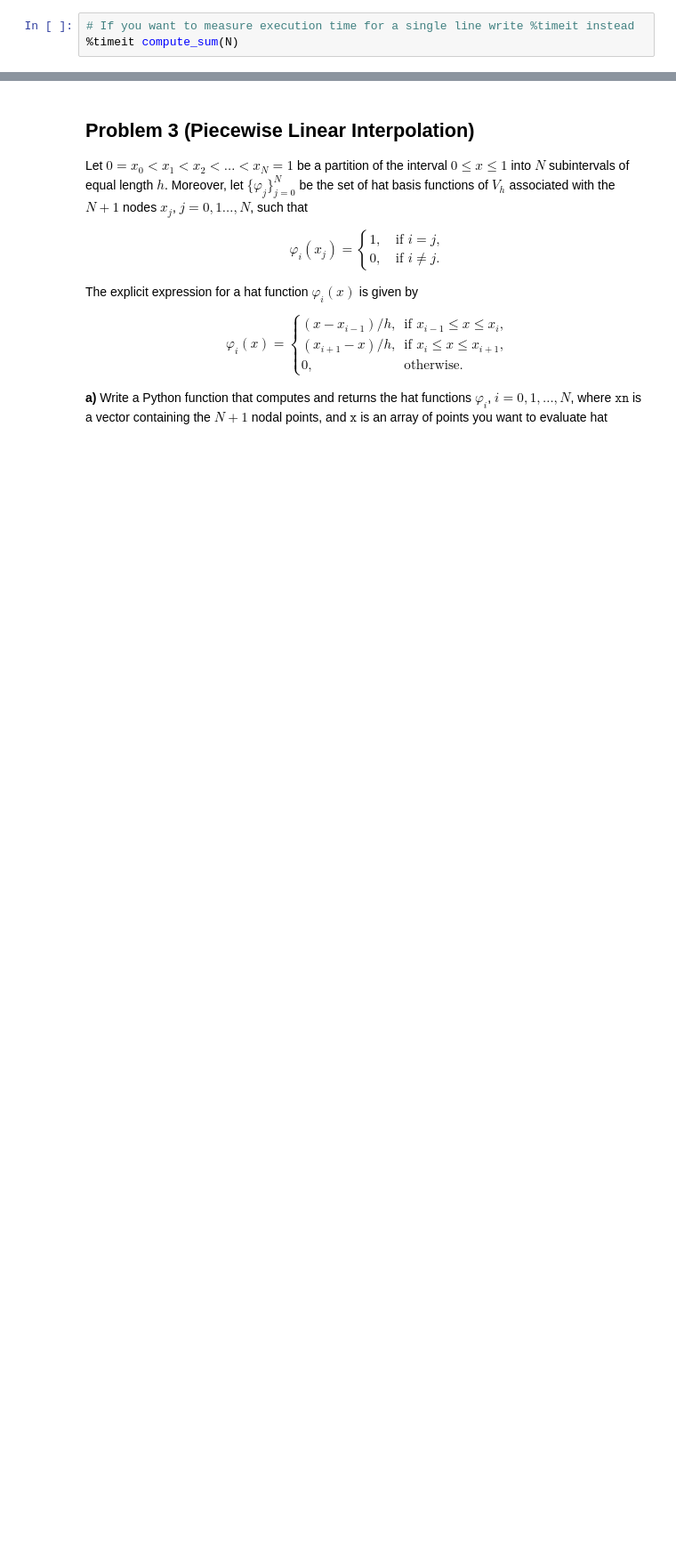
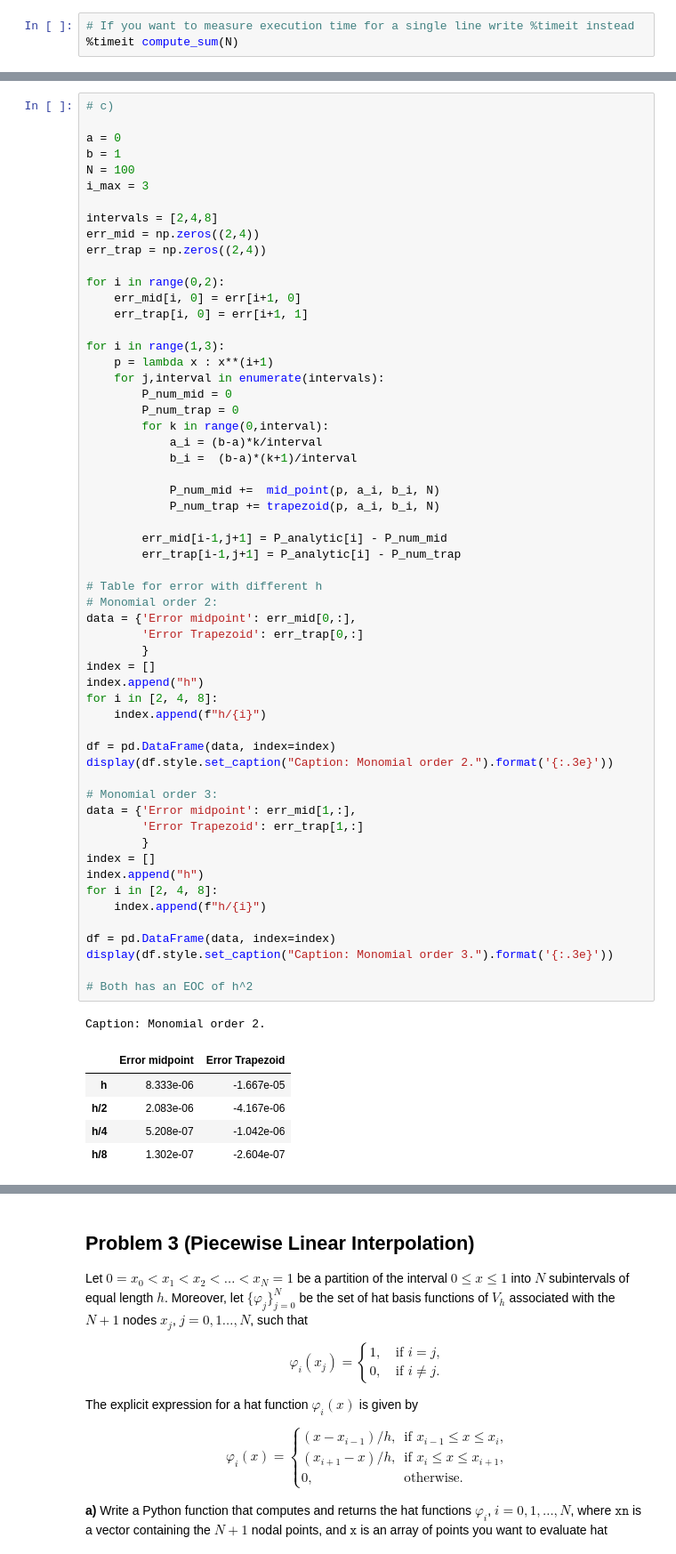
Before and after one commit to todj107/NumPDE, a Jupyter notebook: lab_02_tor.ipynb, the cells around one changed output, grey strips where cells are left out. Shown at 89% size. Saved outputs shown, nothing was run; the diff lists cells and outputs as text; blank space fills up the shorter version.

```diff
--- a/lab_02_tor.ipynb
+++ b/lab_02_tor.ipynb
@@ -269,0 +292,64 @@ What experimental order of convergence do you observe for the quadrature rule/mo
+# %%
+# c)
+
+a = 0
+b = 1
+N = 100
+i_max = 3
+
+intervals = [2,4,8]
+err_mid = np.zeros((2,4))
+err_trap = np.zeros((2,4))
+
+for i in range(0,2):
+    err_mid[i, 0] = err[i+1, 0]
+    err_trap[i, 0] = err[i+1, 1]
+
+for i in range(1,3):
+    p = lambda x : x**(i+1)
+    for j,interval in enumerate(intervals):
+        P_num_mid = 0
+        P_num_trap = 0
+        for k in range(0,interval):
+            a_i = (b-a)*k/interval
+            b_i =  (b-a)*(k+1)/interval
+
+            P_num_mid +=  mid_point(p, a_i, b_i, N)
+            P_num_trap += trapezoid(p, a_i, b_i, N)
+
+        err_mid[i-1,j+1] = P_analytic[i] - P_num_mid
+        err_trap[i-1,j+1] = P_analytic[i] - P_num_trap
+
+# Table for error with different h
+# Monomial order 2:
+data = {'Error midpoint': err_mid[0,:],
+        'Error Trapezoid': err_trap[0,:]
+        }
+index = []
+index.append("h")
+for i in [2, 4, 8]:
+    index.append(f"h/{i}")
+
+df = pd.DataFrame(data, index=index)
+display(df.style.set_caption("Caption: Monomial order 2.").format('{:.3e}'))
+
+# Monomial order 3:
+data = {'Error midpoint': err_mid[1,:],
+        'Error Trapezoid': err_trap[1,:]
+        }
+index = []
+index.append("h")
+for i in [2, 4, 8]:
+    index.append(f"h/{i}")
+
+df = pd.DataFrame(data, index=index)
+display(df.style.set_caption("Caption: Monomial order 3.").format('{:.3e}'))
+
+# Both has an EOC of h^2
+# %% [output]
+Caption: Monomial order 2.
+|  | Error midpoint | Error Trapezoid |
+| h | 8.333e-06 | -1.667e-05 |
+| h/2 | 2.083e-06 | -4.167e-06 |
+| h/4 | 5.208e-07 | -1.042e-06 |
+| h/8 | 1.302e-07 | -2.604e-07 |
```
Also changed, not shown: parts of 6 cells of this notebook.
